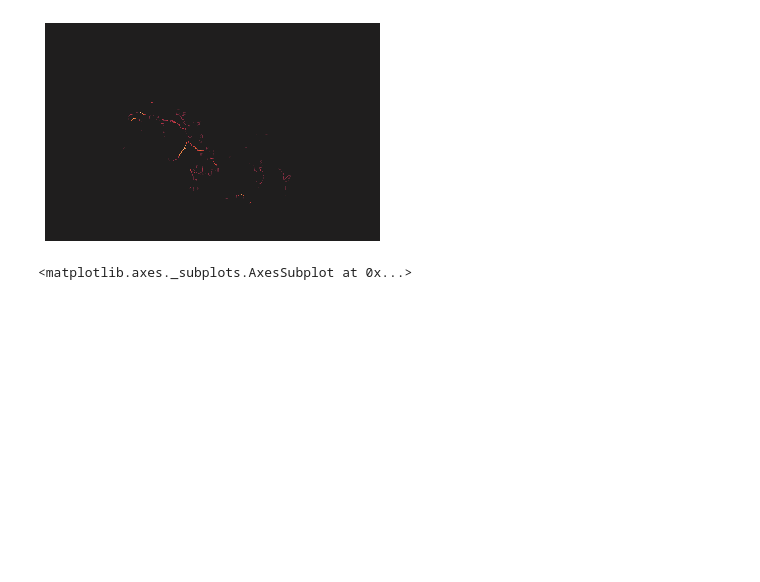
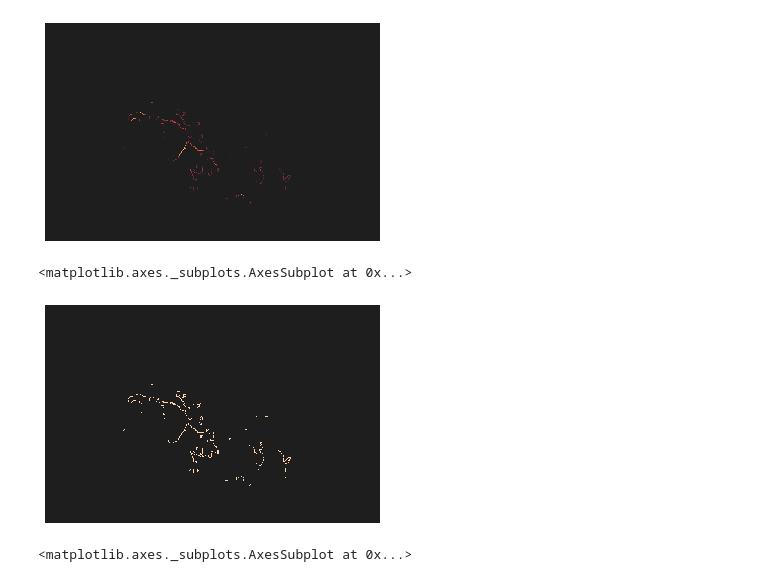
Before and after one commit to husun0822/BlueSky_Project, a Jupyter notebook: PIL/PIL_module/PIL_2.0.ipynb, the cells around one changed output. Saved outputs shown, nothing was run; the diff lists cells and outputs as text; code cells hidden in the pictures; blank space fills up the shorter version.

```diff
--- a/PIL/PIL_module/PIL_2.0.ipynb
+++ b/PIL/PIL_module/PIL_2.0.ipynb
@@ -44,7 +48,7 @@ def local_polar_mask(image,threshold=100,hop=2):
                 mask[i,j] = 1
     return mask
 # %%
-mask = local_polar_mask(image,hop=3)
+mask = local_polar_mask(image,threshold=100,hop=3)
 sns.heatmap(mask,center=0,cbar=False,xticklabels=False, yticklabels=False)
 # %% [output]
 <matplotlib.axes._subplots.AxesSubplot at 0x...>
@@ -120,6 +124,13 @@ sns.heatmap(edge_thin,center=0,cbar=False,xticklabels=False, yticklabels=False)
 # %% [output]
 <matplotlib.axes._subplots.AxesSubplot at 0x...>
 [figure]
+# %%
+binary_edge = edge_thin>0
+# %%
+sns.heatmap(binary_edge,center=0,cbar=False,xticklabels=False, yticklabels=False)
+# %% [output]
+<matplotlib.axes._subplots.AxesSubplot at 0x...>
+[figure, added]
 # %%
 hst_edge = skimage.filters.apply_hysteresis_threshold(edge_thin,PIL_min_gradi,PIL_max_gradi)
 # %%
```
Also changed, not shown: parts of 16 cells of this notebook.
